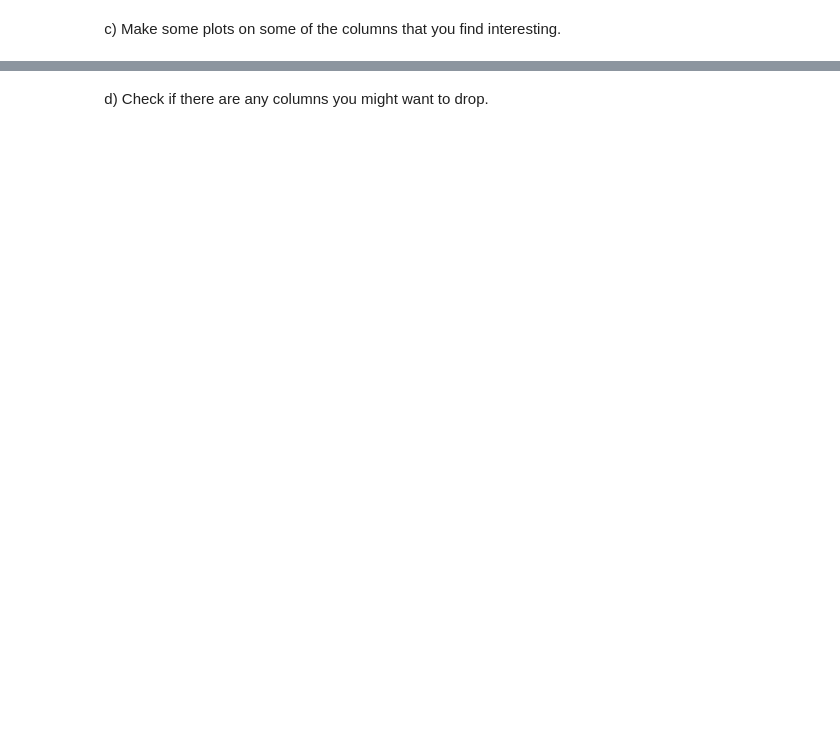
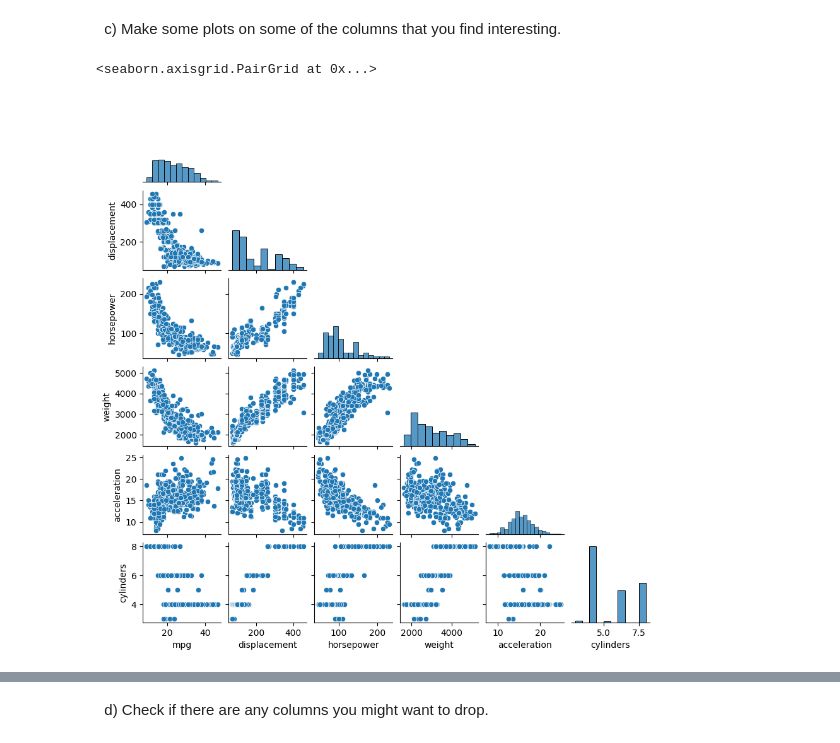
Before and after one commit to VineelaNedunuri/Machine-learning, a Jupyter notebook: Exercises/E02_sklearn.ipynb, the cells around one changed output, grey strips where cells are left out. Cells and saved outputs as stored; diff of their text form; code cells hidden in the pictures; blank space fills up the shorter version.

```diff
--- a/Exercises/E02_sklearn.ipynb
+++ b/Exercises/E02_sklearn.ipynb
@@ -23,0 +72,3 @@ df.isnull().sum()
+# %%
+df = df.dropna()
+df.head()
@@ -31,5 +101,7 @@ df[['mpg', 'displacement', 'horsepower', 'weight', 'acceleration']].describe().T
 &nbsp; c) Make some plots on some of the columns that you find interesting.
 # %%
 # c) Plot some interesting columns
-sns.pairplot(mpg_df[['mpg', 'displacement', 'horsepower', 'weight', 'acceleration']])
-sns.boxplot(data=mpg_df[['mpg', 'displacement', 'horsepower', 'weight', 'acceleration']])
+sns.pairplot(df[['mpg', 'displacement', 'horsepower', 'weight', 'acceleration','cylinders']],corner=True,height=1.5)
+# %% [output]
+<seaborn.axisgrid.PairGrid at 0x...>
+[figure, added]
```
Also changed, not shown: parts of 21 cells of this notebook, 1 other file.
